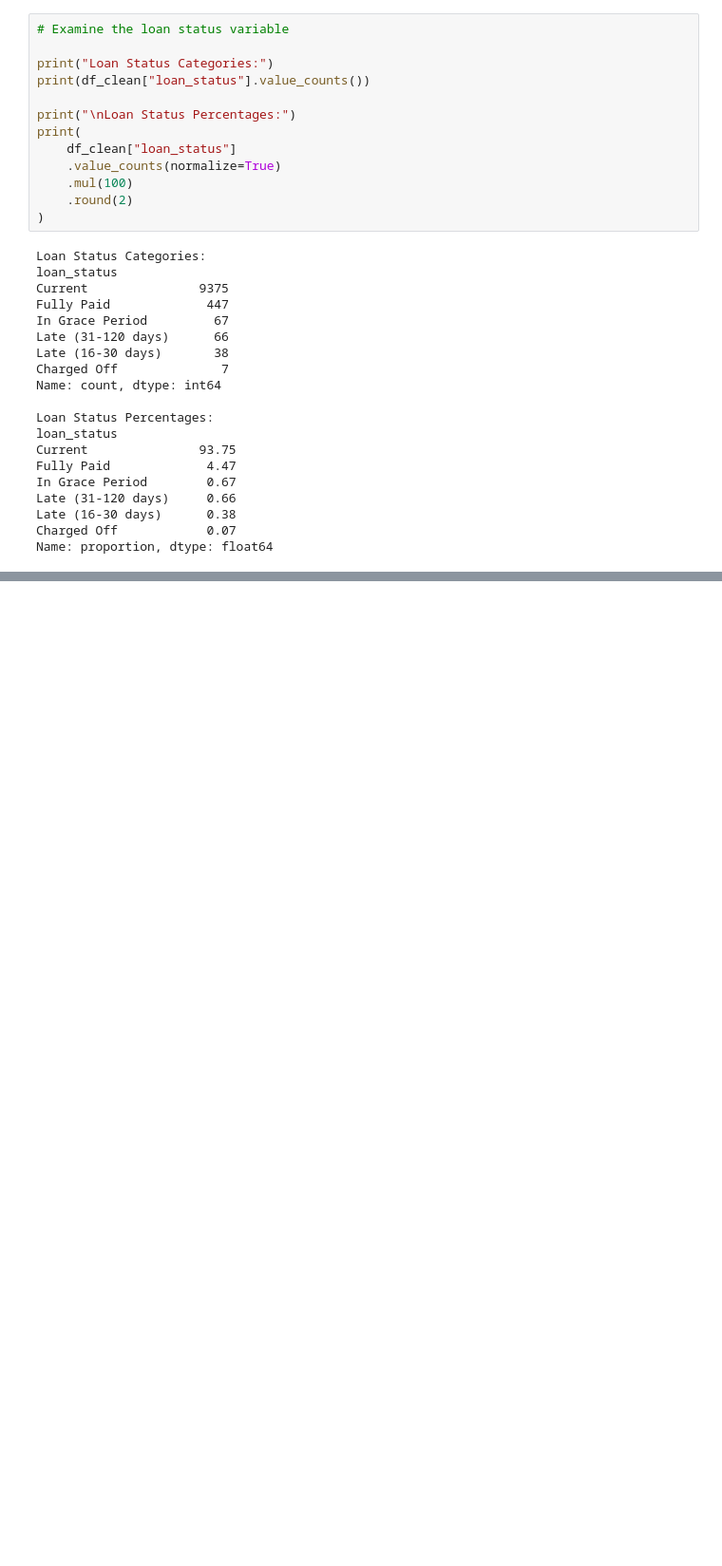
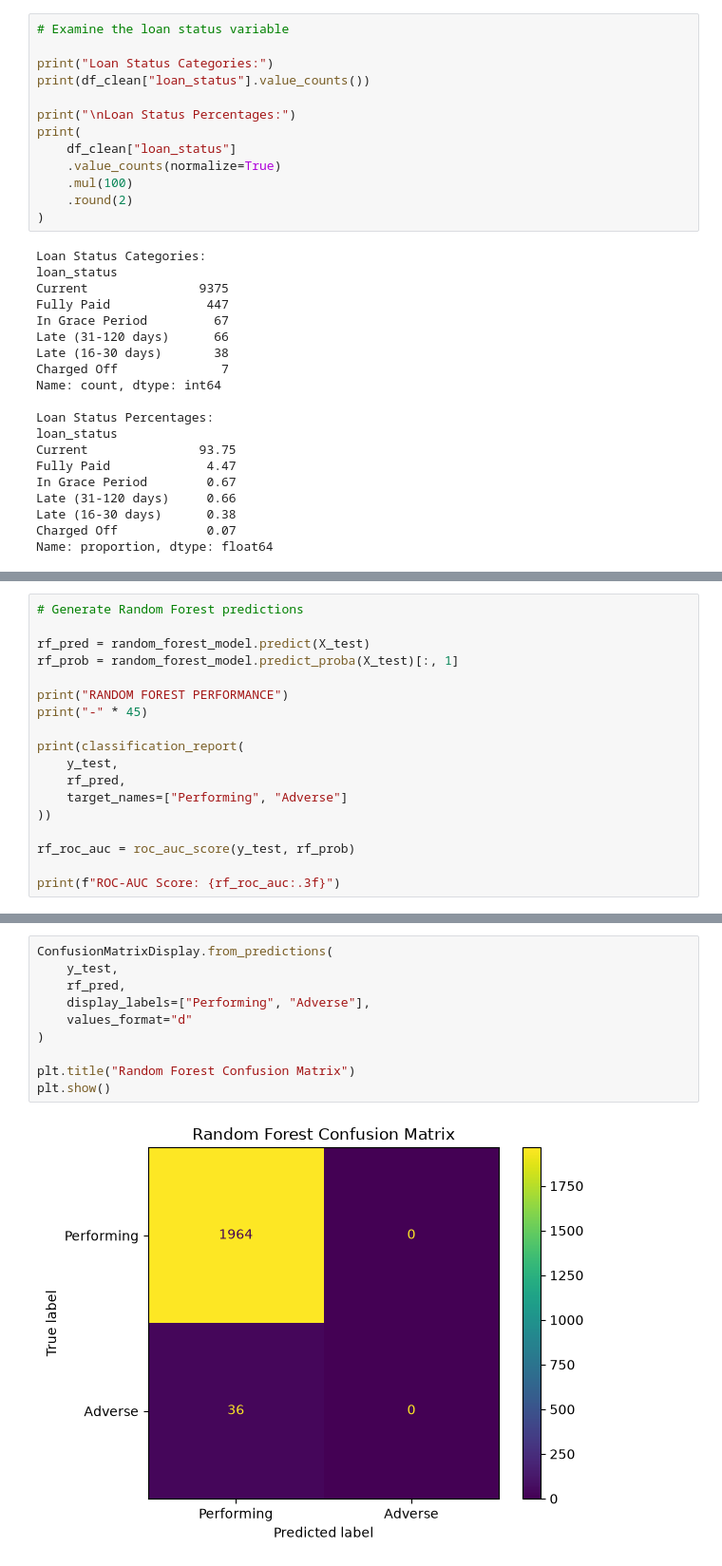
Before and after one commit to That-DataGirly/fintech-credit-risk-analysis, a Jupyter notebook: notebooks/fintech_credit_risk_analysis.ipynb, the cells around one changed output, grey strips where cells are left out. Shown at 95% size. Cells and saved outputs as stored; diff of their text form; blank space fills up the shorter version.

```diff
--- a/notebooks/fintech_credit_risk_analysis.ipynb
+++ b/notebooks/fintech_credit_risk_analysis.ipynb
@@ -346,0 +674,18 @@ Name: proportion, dtype: float64
+# %%
+# Generate Random Forest predictions
+
+rf_pred = random_forest_model.predict(X_test)
+rf_prob = random_forest_model.predict_proba(X_test)[:, 1]
+
+print("RANDOM FOREST PERFORMANCE")
+print("-" * 45)
+
+print(classification_report(
+    y_test,
+    rf_pred,
+    target_names=["Performing", "Adverse"]
+))
+
+rf_roc_auc = roc_auc_score(y_test, rf_prob)
+
+print(f"ROC-AUC Score: {rf_roc_auc:.3f}")
@@ -346,0 +705,12 @@ Name: proportion, dtype: float64
+# %%
+ConfusionMatrixDisplay.from_predictions(
+    y_test,
+    rf_pred,
+    display_labels=["Performing", "Adverse"],
+    values_format="d"
+)
+
+plt.title("Random Forest Confusion Matrix")
+plt.show()
+# %% [output]
+[figure, added]
```
Also changed, not shown: parts of 33 cells of this notebook, 4 other files.
